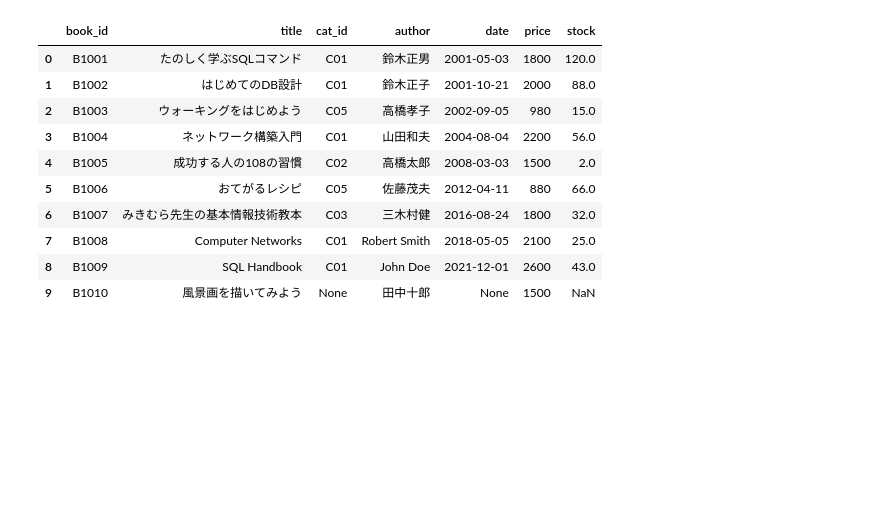
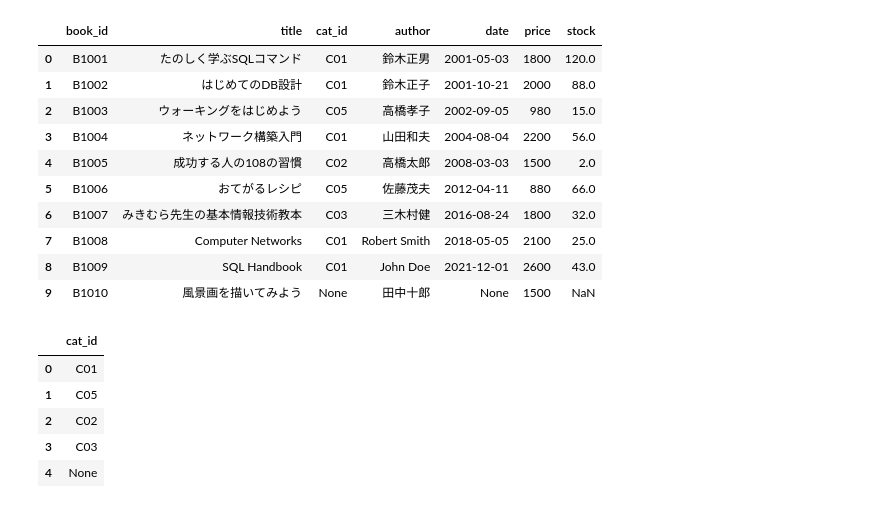
Before and after one commit to phonon-py/DatabaseSpecialistStudy, a Jupyter notebook: lesson_mysql.ipynb, the cells around one changed output. Saved outputs shown, nothing was run; the diff lists cells and outputs as text; code cells hidden in the pictures; blank space fills up the shorter version.

```diff
--- a/lesson_mysql.ipynb
+++ b/lesson_mysql.ipynb
@@ -1844,3 +1844,18 @@ df
 | 7 | B1008 | Computer Networks | C01 | Robert Smith | 2018-05-05 | 2100 | 25.0 |
 | 8 | B1009 | SQL Handbook | C01 | John Doe | 2021-12-01 | 2600 | 43.0 |
 | 9 | B1010 | 風景画を描いてみよう | None | 田中十郎 | None | 1500 | NaN |
+# %%
+q = 'SELECT DISTINCT cat_id FROM books'
+def execute_query_to_dataframe(q, engine):
+    with engine.connect() as conn:
+        df = pd.read_sql_query(text(q), conn)
+        return df
+df = execute_query_to_dataframe(q,engine)
+df
+# %% [output]
+|  | cat_id |
+| 0 | C01 |
+| 1 | C05 |
+| 2 | C02 |
+| 3 | C03 |
+| 4 | None |
```
Also changed, not shown: parts of 9 cells of this notebook.
